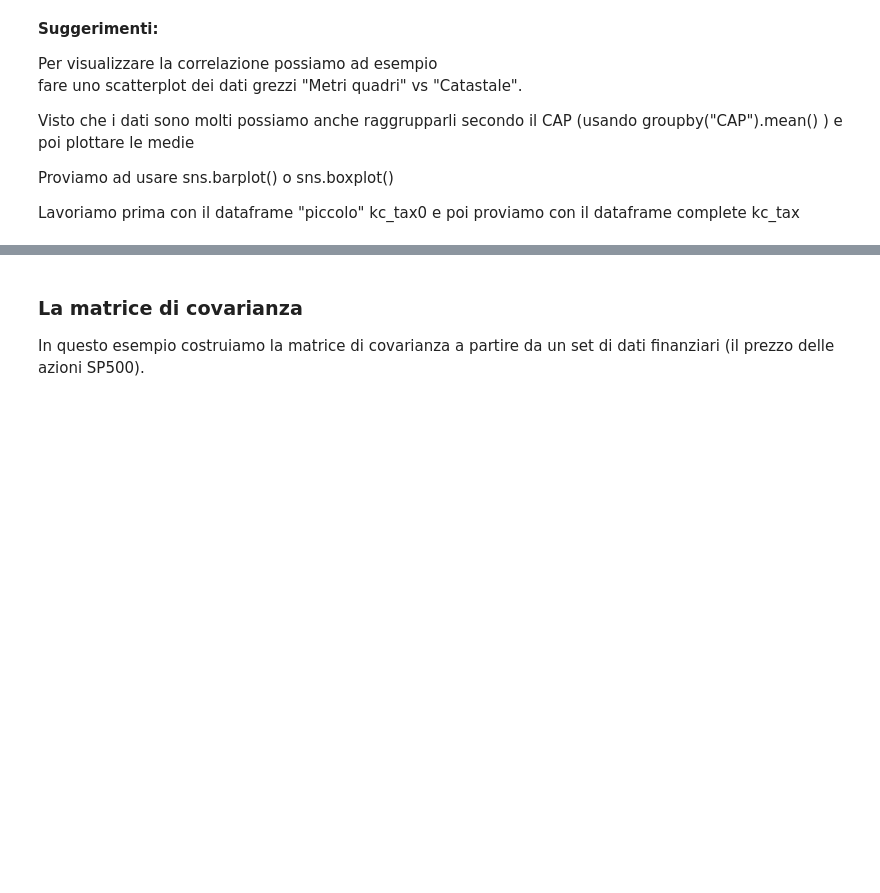
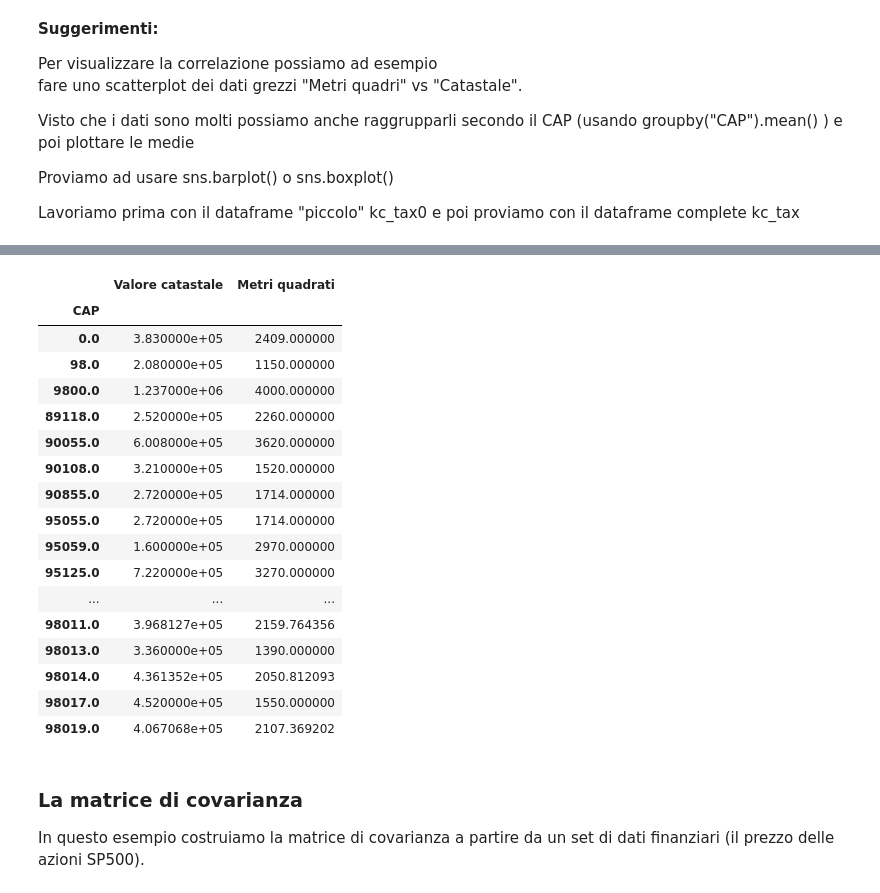
Before and after one commit to NicoFava/notes, a Jupyter notebook: 11_Data_in_pandas.ipynb, the cells around one changed output, grey strips where cells are left out. Saved outputs shown, nothing was run; the diff lists cells and outputs as text; code cells hidden in the pictures; blank space fills up the shorter version.

```diff
--- a/11_Data_in_pandas.ipynb
+++ b/11_Data_in_pandas.ipynb
@@ -400,0 +437,24 @@ Lavoriamo prima con il dataframe "piccolo" kc_tax0 e poi proviamo con il datafra
+# %%
+medie=kc_tax0.groupby("CAP").mean()
+dev_standard=kc_tax0.groupby("CAP").std()
+# %%
+medie
+# %% [output]
+|  | Valore catastale | Metri quadrati |
+| CAP |  |  |
+| 0.0 | 3.830000e+05 | 2409.000000 |
+| 98.0 | 2.080000e+05 | 1150.000000 |
+| 9800.0 | 1.237000e+06 | 4000.000000 |
+| 89118.0 | 2.520000e+05 | 2260.000000 |
+| 90055.0 | 6.008000e+05 | 3620.000000 |
+| 90108.0 | 3.210000e+05 | 1520.000000 |
+| 90855.0 | 2.720000e+05 | 1714.000000 |
+| 95055.0 | 2.720000e+05 | 1714.000000 |
+| 95059.0 | 1.600000e+05 | 2970.000000 |
+| 95125.0 | 7.220000e+05 | 3270.000000 |
+| ... | ... | ... |
+| 98011.0 | 3.968127e+05 | 2159.764356 |
+| 98013.0 | 3.360000e+05 | 1390.000000 |
+| 98014.0 | 4.361352e+05 | 2050.812093 |
+| 98017.0 | 4.520000e+05 | 1550.000000 |
+| 98019.0 | 4.067068e+05 | 2107.369202 |
```
Also changed, not shown: parts of 9 cells of this notebook.
